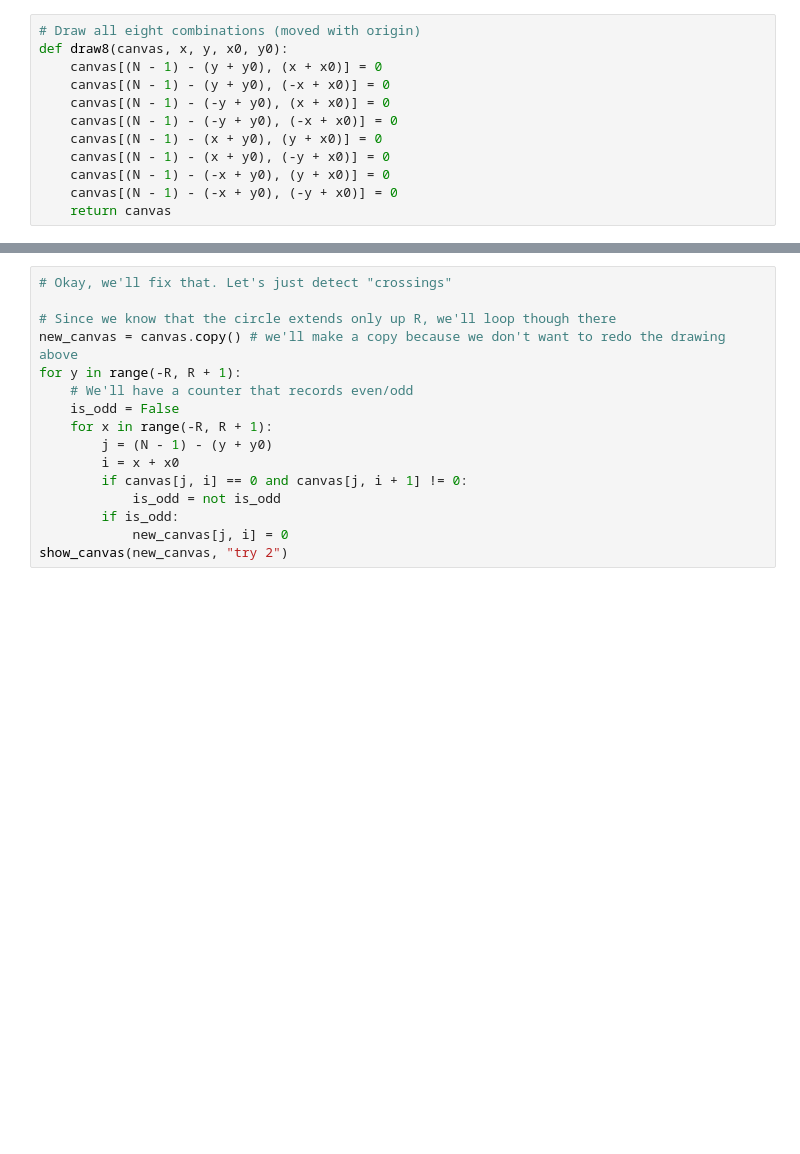
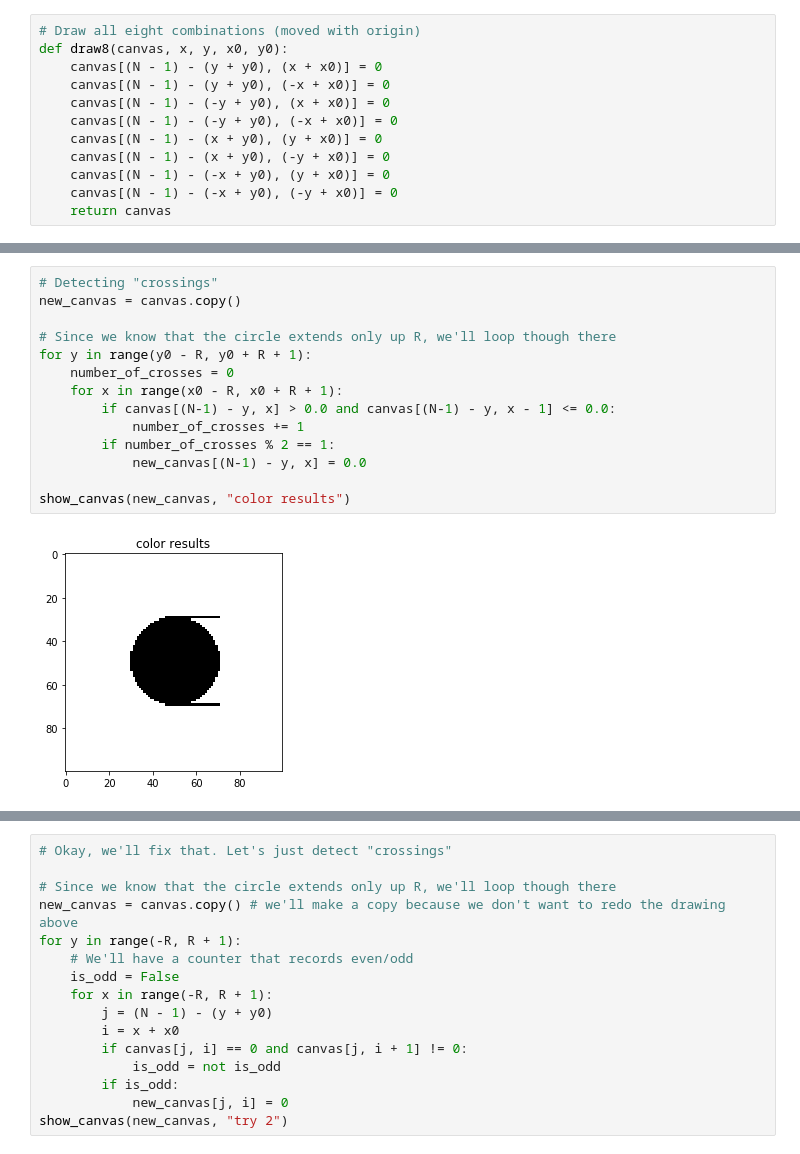
Before and after one commit to vcg-uvic/csc205, a Jupyter notebook: notebooks/lecture-05-circles-and-filled-regions-part2.ipynb, the cells around one changed output, grey strips where cells are left out. Drawn from its saved outputs; the diff is of its cells as text; blank space fills up the shorter version.

```diff
--- a/notebooks/lecture-05-circles-and-filled-regions-part2.ipynb
+++ b/notebooks/lecture-05-circles-and-filled-regions-part2.ipynb
@@ -56,0 +86,16 @@ show_canvas(canvas, "midpoint algorithm result")
+# %%
+# Detecting "crossings"
+new_canvas = canvas.copy()
+
+# Since we know that the circle extends only up R, we'll loop though there
+for y in range(y0 - R, y0 + R + 1):
+    number_of_crosses = 0
+    for x in range(x0 - R, x0 + R + 1):
+        if canvas[(N-1) - y, x] > 0.0 and canvas[(N-1) - y, x - 1] <= 0.0:
+            number_of_crosses += 1
+        if number_of_crosses % 2 == 1:
+            new_canvas[(N-1) - y, x] = 0.0
+
+show_canvas(new_canvas, "color results")
+# %% [output]
+[figure, added]
```
Also changed, not shown: parts of 6 cells of this notebook, 1 other file.
